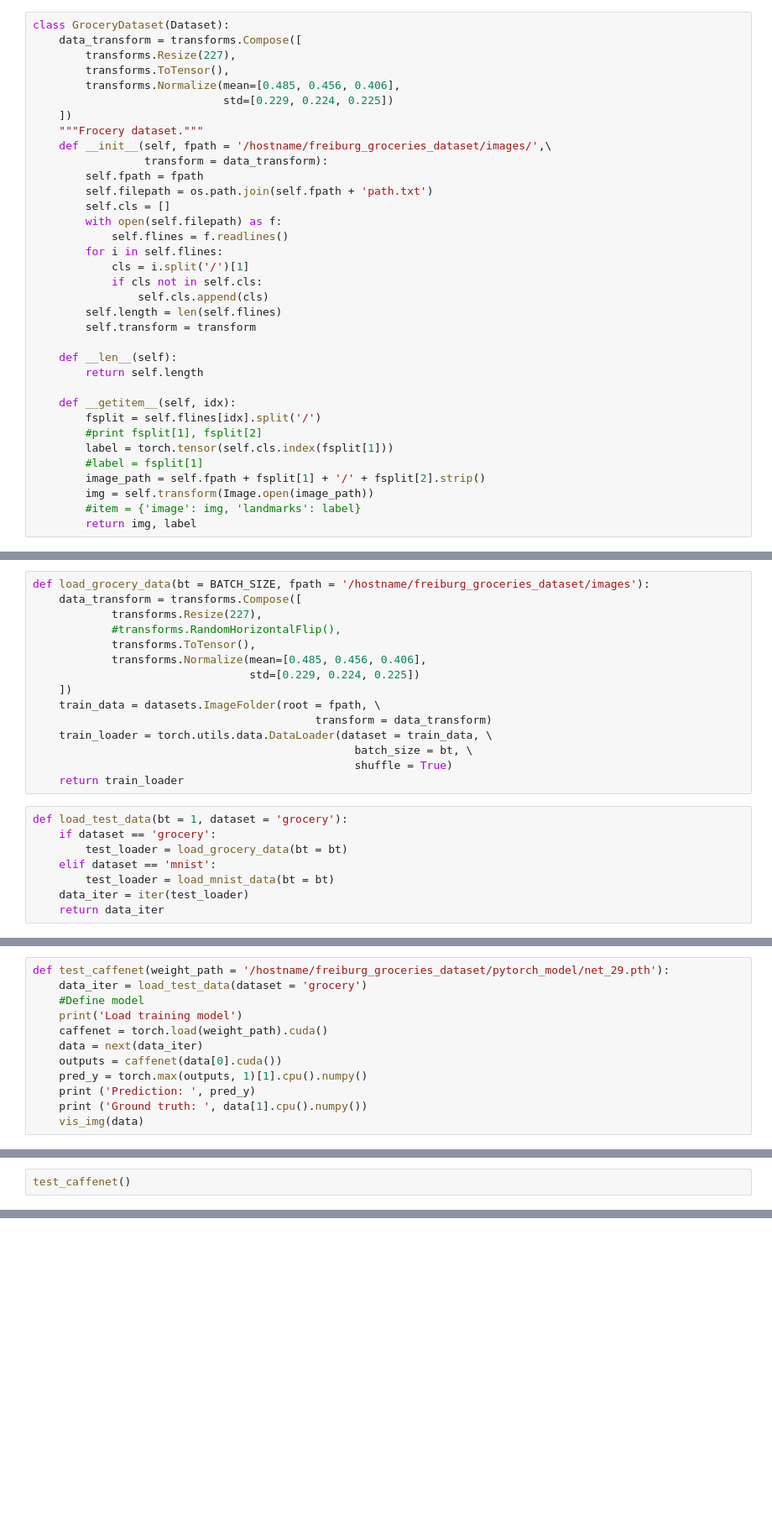
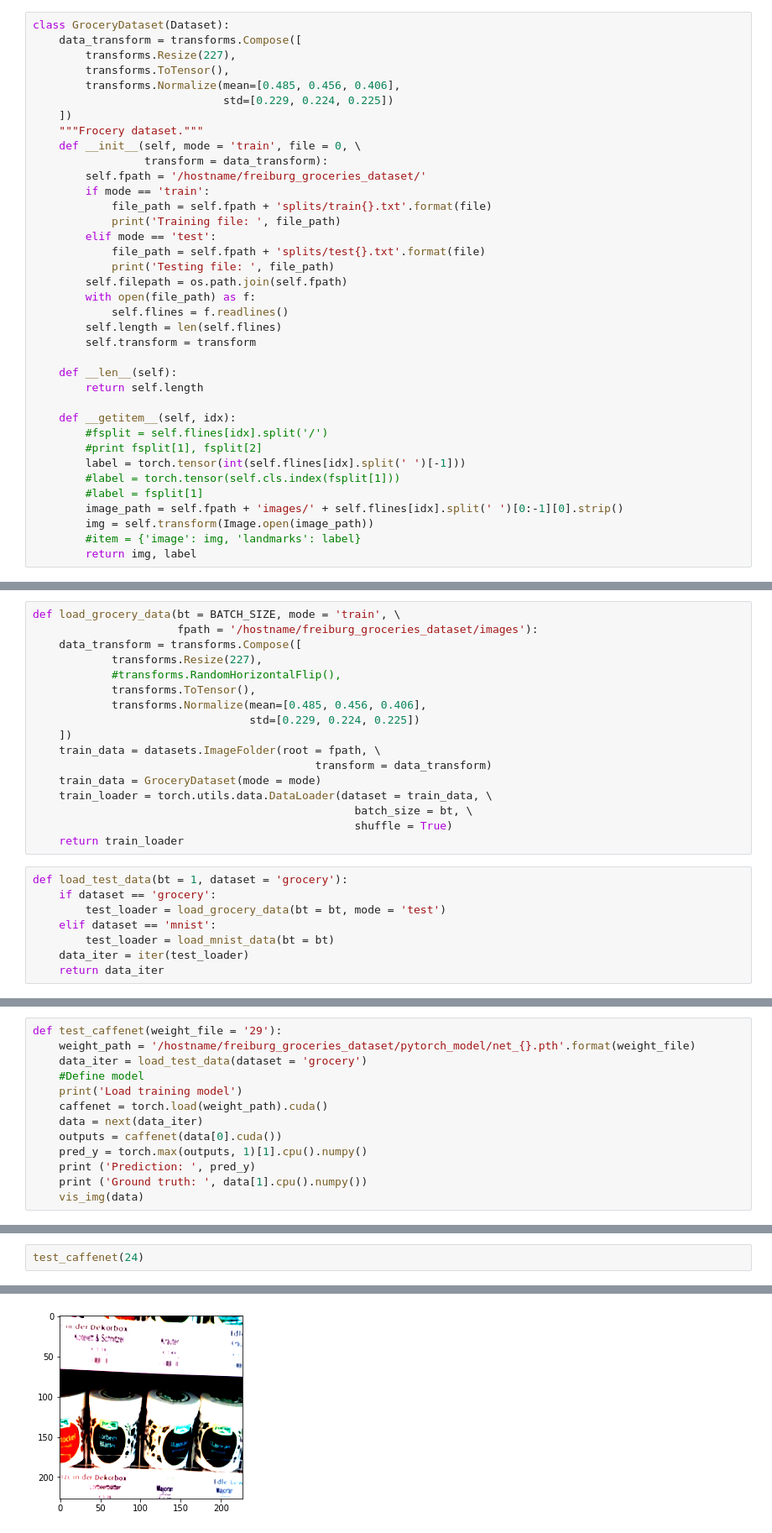
Before and after one commit to ARG-NCTU/arg-docker-pytorch, a Jupyter notebook: 03-03-pytorch_caffenet.ipynb, the cells around one changed output, grey strips where cells are left out. Shown at 84% size. Saved outputs shown, nothing was run; the diff lists cells and outputs as text; blank space fills up the shorter version.

Commit message:
add testing & training dataset

```diff
--- a/03-03-pytorch_caffenet.ipynb
+++ b/03-03-pytorch_caffenet.ipynb
@@ -26,17 +26,18 @@ class GroceryDataset(Dataset):
                              std=[0.229, 0.224, 0.225])
     ])
     """Frocery dataset."""
-    def __init__(self, fpath = '/hostname/freiburg_groceries_dataset/images/',\
+    def __init__(self, mode = 'train', file = 0, \
                  transform = data_transform):
-        self.fpath = fpath
-        self.filepath = os.path.join(self.fpath + 'path.txt')
-        self.cls = []
-        with open(self.filepath) as f:
+        self.fpath = '/hostname/freiburg_groceries_dataset/'
+        if mode == 'train':
+            file_path = self.fpath + 'splits/train{}.txt'.format(file)
+            print('Training file: ', file_path)
+        elif mode == 'test':
+            file_path = self.fpath + 'splits/test{}.txt'.format(file)
+            print('Testing file: ', file_path)
+        self.filepath = os.path.join(self.fpath)
+        with open(file_path) as f:
             self.flines = f.readlines()
-        for i in self.flines:
-            cls = i.split('/')[1]
-            if cls not in self.cls:
-                self.cls.append(cls)
         self.length = len(self.flines)
         self.transform = transform
 
@@ -44,11 +45,12 @@ class GroceryDataset(Dataset):
         return self.length
 
     def __getitem__(self, idx):
-        fsplit = self.flines[idx].split('/')
+        #fsplit = self.flines[idx].split('/')
         #print fsplit[1], fsplit[2]
-        label = torch.tensor(self.cls.index(fsplit[1]))
+        label = torch.tensor(int(self.flines[idx].split(' ')[-1]))
+        #label = torch.tensor(self.cls.index(fsplit[1]))
         #label = fsplit[1]
-        image_path = self.fpath + fsplit[1] + '/' + fsplit[2].strip()
+        image_path = self.fpath + 'images/' + self.flines[idx].split(' ')[0:-1][0].strip()
         img = self.transform(Image.open(image_path))
         #item = {'image': img, 'landmarks': label}
         return img, label
@@ -124,7 +126,8 @@ def load_mnist_data(bt = BATCH_SIZE, fpath = '/home/arg_ws3/mnist'):
                                                shuffle = True)
     return train_loader
 # %%
-def load_grocery_data(bt = BATCH_SIZE, fpath = '/hostname/freiburg_groceries_dataset/images'):
+def load_grocery_data(bt = BATCH_SIZE, mode = 'train', \
+                      fpath = '/hostname/freiburg_groceries_dataset/images'):
     data_transform = transforms.Compose([
             transforms.Resize(227),
             #transforms.RandomHorizontalFlip(),
@@ -134,6 +137,7 @@ def load_grocery_data(bt = BATCH_SIZE, fpath = '/hostname/freiburg_groceries_dat
     ])
     train_data = datasets.ImageFolder(root = fpath, \
                                            transform = data_transform)
+    train_data = GroceryDataset(mode = mode)
     train_loader = torch.utils.data.DataLoader(dataset = train_data, \
                                                  batch_size = bt, \
                                                  shuffle = True)
@@ -141,7 +145,7 @@ def load_grocery_data(bt = BATCH_SIZE, fpath = '/hostname/freiburg_groceries_dat
 # %%
 def load_test_data(bt = 1, dataset = 'grocery'):
     if dataset == 'grocery':
-        test_loader = load_grocery_data(bt = bt)
+        test_loader = load_grocery_data(bt = bt, mode = 'test')
     elif dataset == 'mnist':
         test_loader = load_mnist_data(bt = bt)
     data_iter = iter(test_loader)
@@ -158,7 +162,8 @@ def vis_img(data):
     img = np.expand_dims(img, axis=0)
     img = torch.from_numpy(img).cuda()
 # %%
-def test_caffenet(weight_path = '/hostname/freiburg_groceries_dataset/pytorch_model/net_29.pth'):
+def test_caffenet(weight_file = '29'):
+    weight_path = '/hostname/freiburg_groceries_dataset/pytorch_model/net_{}.pth'.format(weight_file)
     data_iter = load_test_data(dataset = 'grocery')
     #Define model
     print('Load training model')
@@ -240,2 +245,3 @@ loss:  3.2741191387176514
 # %%
-test_caffenet()
+test_caffenet(24)
+# %% [output]
@@ -241,0 +255 @@ test_caffenet()
+[figure, added]
```
Also changed, not shown: parts of 2 cells of this notebook.
